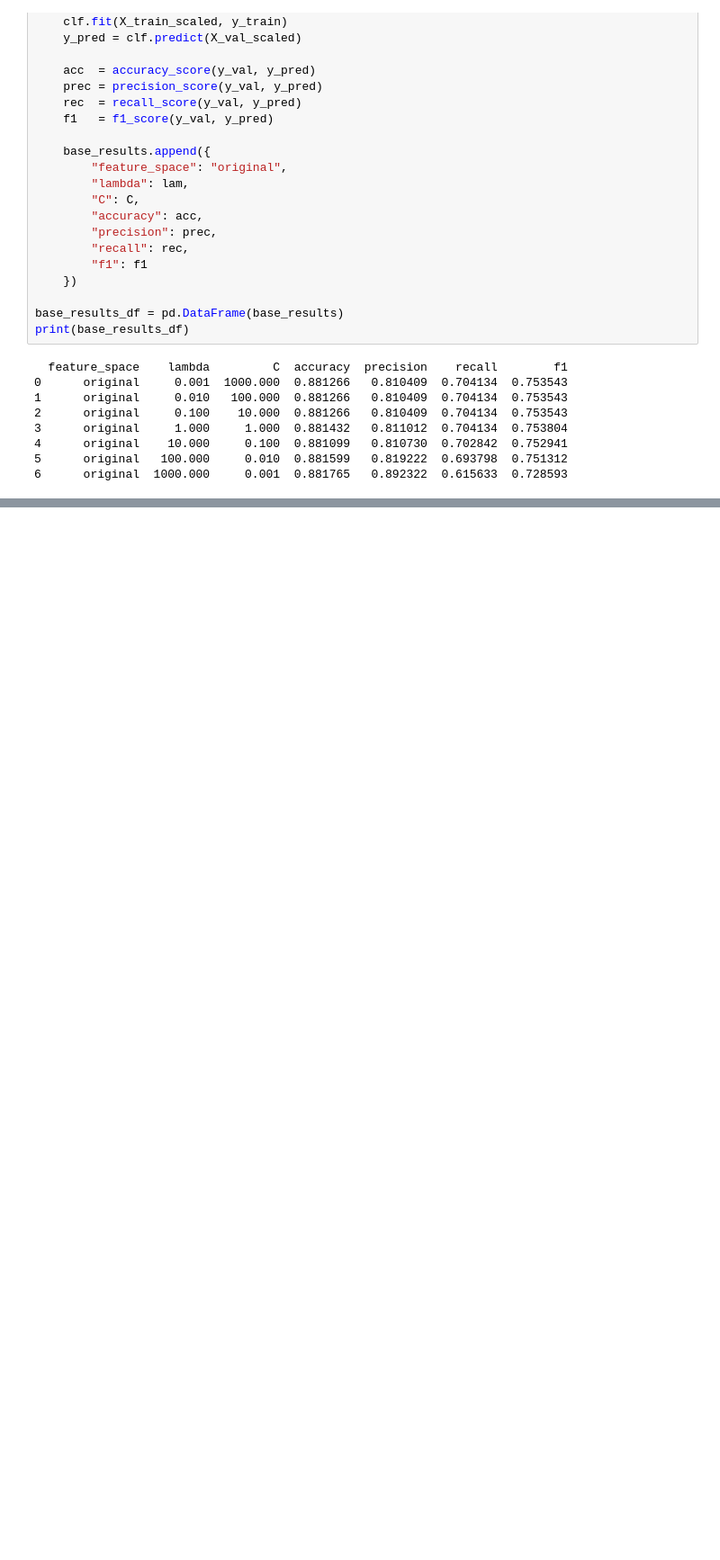
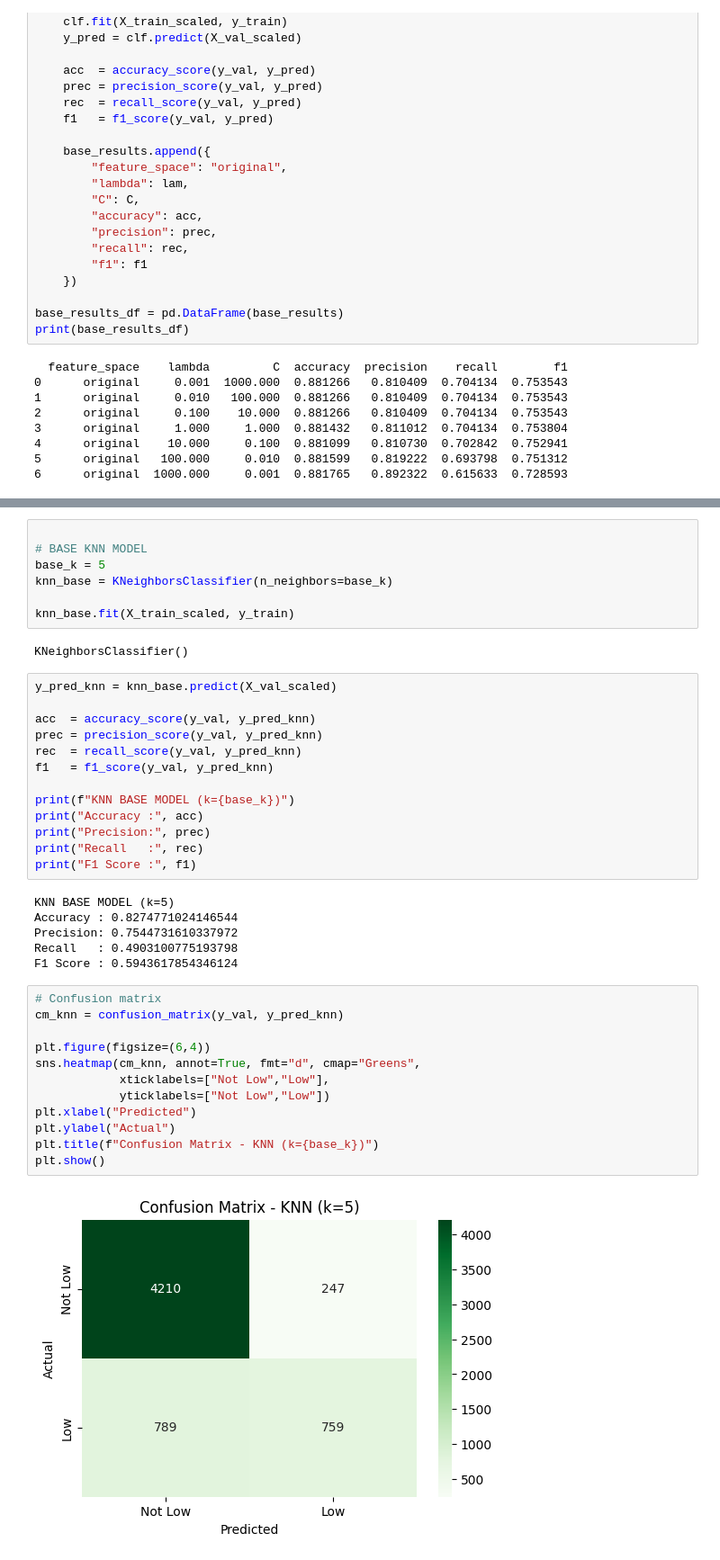
Before and after one commit to LooCodes/ML-Final-Project, a Jupyter notebook: final.ipynb, the cells around one changed output, grey strips where cells are left out. Shown: that part at 90% size. Cells and saved outputs as stored; diff of their text form; blank space fills up the shorter version.

Commit message:
added all model implementations

```diff
--- a/final.ipynb
+++ b/final.ipynb
@@ -443,0 +424,42 @@ print(logreg_results_df)
+# %%
+
+# BASE KNN MODEL
+base_k = 5
+knn_base = KNeighborsClassifier(n_neighbors=base_k)
+
+knn_base.fit(X_train_scaled, y_train)
+# %% [output]
+KNeighborsClassifier()
+# %%
+y_pred_knn = knn_base.predict(X_val_scaled)
+
+acc  = accuracy_score(y_val, y_pred_knn)
+prec = precision_score(y_val, y_pred_knn)
+rec  = recall_score(y_val, y_pred_knn)
+f1   = f1_score(y_val, y_pred_knn)
+
+print(f"KNN BASE MODEL (k={base_k})")
+print("Accuracy :", acc)
+print("Precision:", prec)
+print("Recall   :", rec)
+print("F1 Score :", f1)
+# %% [output]
+KNN BASE MODEL (k=5)
+Accuracy : 0.8274771024146544
+Precision: 0.7544731610337972
+Recall   : 0.4903100775193798
+F1 Score : 0.5943617854346124
+# %%
+# Confusion matrix
+cm_knn = confusion_matrix(y_val, y_pred_knn)
+
+plt.figure(figsize=(6,4))
+sns.heatmap(cm_knn, annot=True, fmt="d", cmap="Greens",
+            xticklabels=["Not Low","Low"],
+            yticklabels=["Not Low","Low"])
+plt.xlabel("Predicted")
+plt.ylabel("Actual")
+plt.title(f"Confusion Matrix - KNN (k={base_k})")
+plt.show()
+# %% [output]
+[figure, added]
```
Also changed, not shown: parts of 30 cells of this notebook.
